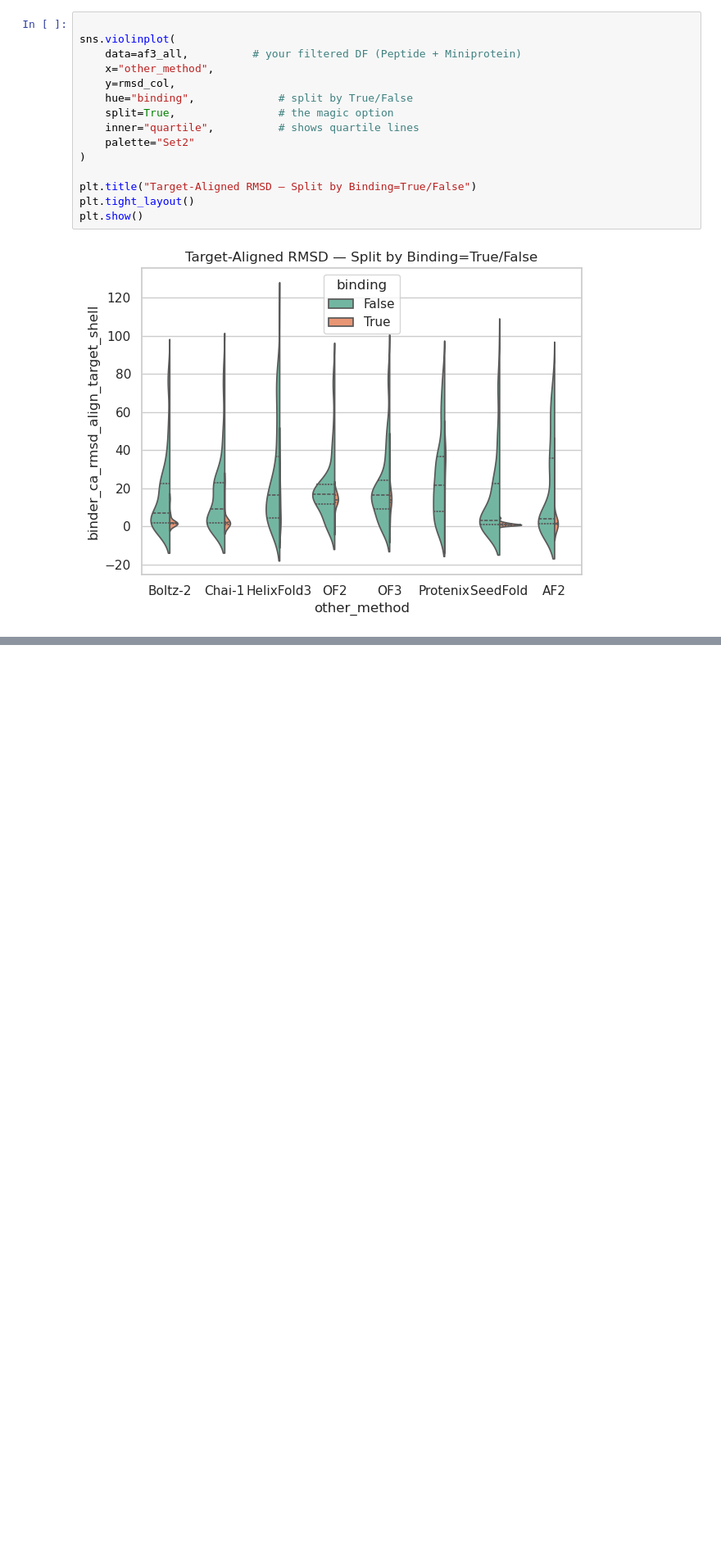
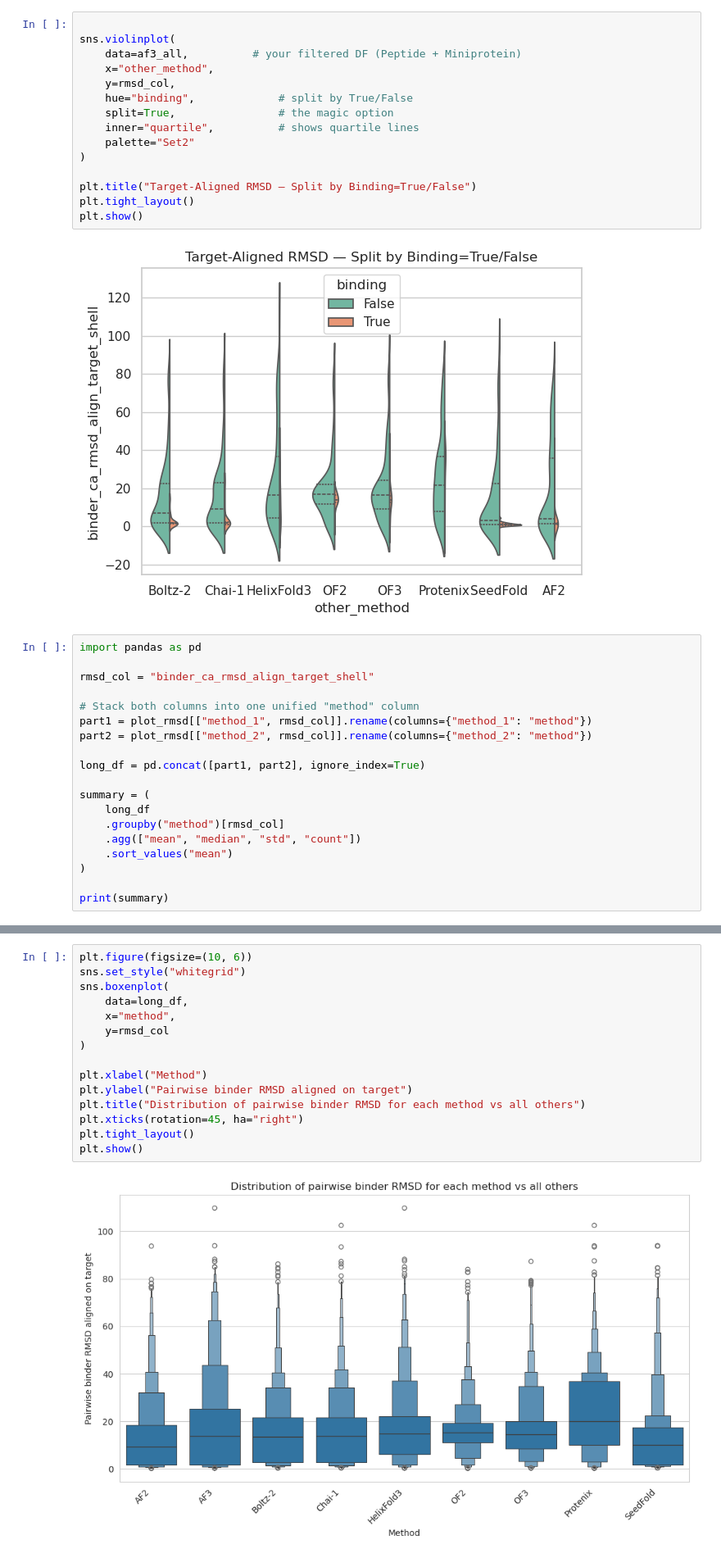
Before and after one commit to DSDD-UCPH/Assessing-AI-Scoring-Accuracy-for-De-Novo-Proteins, a Jupyter notebook: Analysis/Plots/plot_gen.ipynb, the cells around one changed output, grey strips where cells are left out. Shown at 82% size. Saved outputs shown, nothing was run; the diff lists cells and outputs as text; blank space fills up the shorter version.

```diff
--- a/Analysis/Plots/plot_gen.ipynb
+++ b/Analysis/Plots/plot_gen.ipynb
@@ -462,3 +639,22 @@ plt.tight_layout()
 plt.show()
 # %% [output]
 [figure]
+# %%
+import pandas as pd
+
+rmsd_col = "binder_ca_rmsd_align_target_shell"
+
+# Stack both columns into one unified "method" column
+part1 = plot_rmsd[["method_1", rmsd_col]].rename(columns={"method_1": "method"})
+part2 = plot_rmsd[["method_2", rmsd_col]].rename(columns={"method_2": "method"})
+
+long_df = pd.concat([part1, part2], ignore_index=True)
+
+summary = (
+    long_df
+    .groupby("method")[rmsd_col]
+    .agg(["mean", "median", "std", "count"])
+    .sort_values("mean")
+)
+
+print(summary)
@@ -464,0 +673,17 @@ plt.show()
+# %%
+plt.figure(figsize=(10, 6))
+sns.set_style("whitegrid")
+sns.boxenplot(
+    data=long_df,
+    x="method",
+    y=rmsd_col
+)
+
+plt.xlabel("Method")
+plt.ylabel("Pairwise binder RMSD aligned on target")
+plt.title("Distribution of pairwise binder RMSD for each method vs all others")
+plt.xticks(rotation=45, ha="right")
+plt.tight_layout()
+plt.show()
+# %% [output]
+[figure, added]
```
Also changed, not shown: parts of 30 cells of this notebook, 10 other files.
